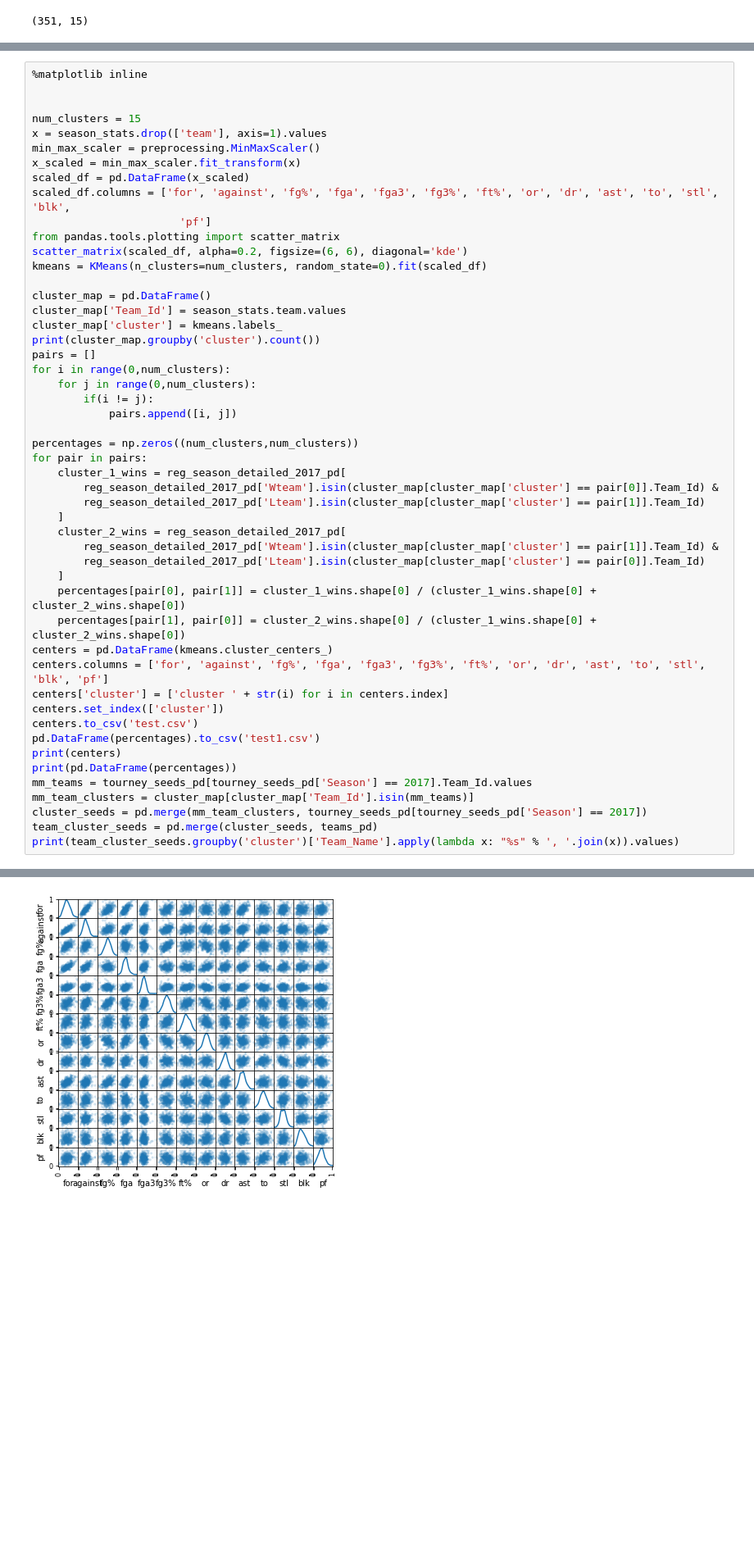
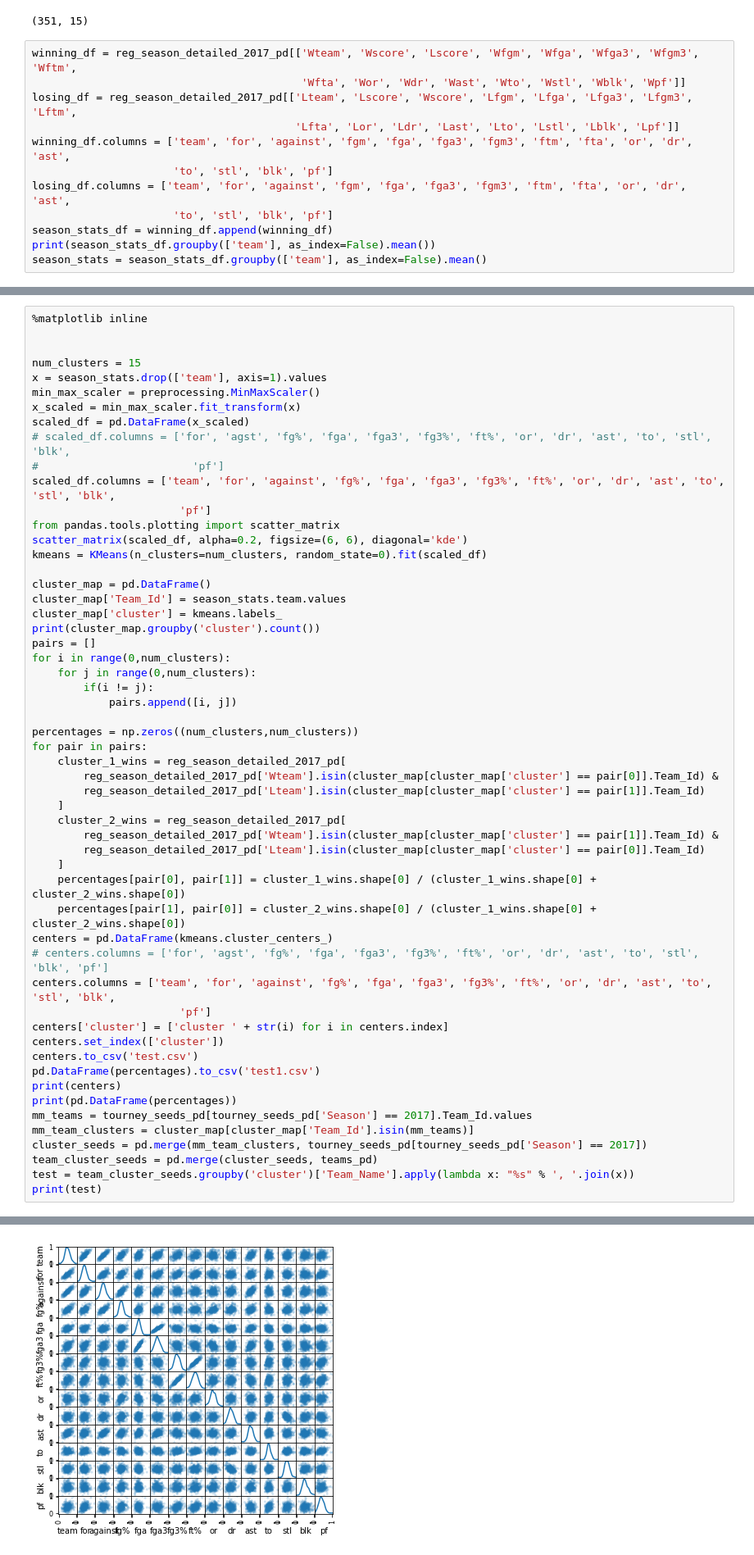
Before and after one commit to spencercanner/mie465-march-madness, a Jupyter notebook: analysis.ipynb, the cells around one changed output, grey strips where cells are left out. Shown: that part at 82% size. Drawn from its saved outputs; the diff is of its cells as text; blank space fills up the shorter version.

Commit message:
update team groupby

```diff
--- a/analysis.ipynb
+++ b/analysis.ipynb
@@ -69,3 +87,15 @@ season_stats = season_stats.groupby(['team'], as_index=False).mean()
 season_stats.shape
 # %% [output]
 (351, 15)
+# %%
+winning_df = reg_season_detailed_2017_pd[['Wteam', 'Wscore', 'Lscore', 'Wfgm', 'Wfga', 'Wfga3', 'Wfgm3', 'Wftm',
+                                          'Wfta', 'Wor', 'Wdr', 'Wast', 'Wto', 'Wstl', 'Wblk', 'Wpf']]
+losing_df = reg_season_detailed_2017_pd[['Lteam', 'Lscore', 'Wscore', 'Lfgm', 'Lfga', 'Lfga3', 'Lfgm3', 'Lftm',
+                                         'Lfta', 'Lor', 'Ldr', 'Last', 'Lto', 'Lstl', 'Lblk', 'Lpf']]
+winning_df.columns = ['team', 'for', 'against', 'fgm', 'fga', 'fga3', 'fgm3', 'ftm', 'fta', 'or', 'dr', 'ast',
+                      'to', 'stl', 'blk', 'pf']
+losing_df.columns = ['team', 'for', 'against', 'fgm', 'fga', 'fga3', 'fgm3', 'ftm', 'fta', 'or', 'dr', 'ast',
+                      'to', 'stl', 'blk', 'pf']
+season_stats_df = winning_df.append(winning_df)
+print(season_stats_df.groupby(['team'], as_index=False).mean())
+season_stats = season_stats_df.groupby(['team'], as_index=False).mean()
@@ -78,7 +126,9 @@ x = season_stats.drop(['team'], axis=1).values
 min_max_scaler = preprocessing.MinMaxScaler()
 x_scaled = min_max_scaler.fit_transform(x)
 scaled_df = pd.DataFrame(x_scaled)
-scaled_df.columns = ['for', 'against', 'fg%', 'fga', 'fga3', 'fg3%', 'ft%', 'or', 'dr', 'ast', 'to', 'stl', 'blk',
+# scaled_df.columns = ['for', 'agst', 'fg%', 'fga', 'fga3', 'fg3%', 'ft%', 'or', 'dr', 'ast', 'to', 'stl', 'blk',
+#                        'pf']
+scaled_df.columns = ['team', 'for', 'against', 'fg%', 'fga', 'fga3', 'fg3%', 'ft%', 'or', 'dr', 'ast', 'to', 'stl', 'blk',
                        'pf']
 from pandas.tools.plotting import scatter_matrix
 scatter_matrix(scaled_df, alpha=0.2, figsize=(6, 6), diagonal='kde')
@@ -107,7 +157,9 @@ for pair in pairs:
     percentages[pair[0], pair[1]] = cluster_1_wins.shape[0] / (cluster_1_wins.shape[0] + cluster_2_wins.shape[0])
     percentages[pair[1], pair[0]] = cluster_2_wins.shape[0] / (cluster_1_wins.shape[0] + cluster_2_wins.shape[0])
 centers = pd.DataFrame(kmeans.cluster_centers_)
-centers.columns = ['for', 'against', 'fg%', 'fga', 'fga3', 'fg3%', 'ft%', 'or', 'dr', 'ast', 'to', 'stl', 'blk', 'pf']
+# centers.columns = ['for', 'agst', 'fg%', 'fga', 'fga3', 'fg3%', 'ft%', 'or', 'dr', 'ast', 'to', 'stl', 'blk', 'pf']
+centers.columns = ['team', 'for', 'against', 'fg%', 'fga', 'fga3', 'fg3%', 'ft%', 'or', 'dr', 'ast', 'to', 'stl', 'blk',
+                       'pf']
 centers['cluster'] = ['cluster ' + str(i) for i in centers.index]
 centers.set_index(['cluster'])
 centers.to_csv('test.csv')
@@ -118,7 +170,8 @@ mm_teams = tourney_seeds_pd[tourney_seeds_pd['Season'] == 2017].Team_Id.values
 mm_team_clusters = cluster_map[cluster_map['Team_Id'].isin(mm_teams)]
 cluster_seeds = pd.merge(mm_team_clusters, tourney_seeds_pd[tourney_seeds_pd['Season'] == 2017])
 team_cluster_seeds = pd.merge(cluster_seeds, teams_pd)
-print(team_cluster_seeds.groupby('cluster')['Team_Name'].apply(lambda x: "%s" % ', '.join(x)).values)
+test = team_cluster_seeds.groupby('cluster')['Team_Name'].apply(lambda x: "%s" % ', '.join(x))
+print(test)
 # %% [output]
          Team_Id
 cluster
@@ -140,3 +193,3 @@ cluster
-[figure, old version]
+[figure, new version]
 # %%
 tourney_games = ncaa_tourney_compact_pd[ncaa_tourney_compact_pd['Season'] == 2017]
```
Also changed, not shown: parts of 6 cells of this notebook, 2 other files.
